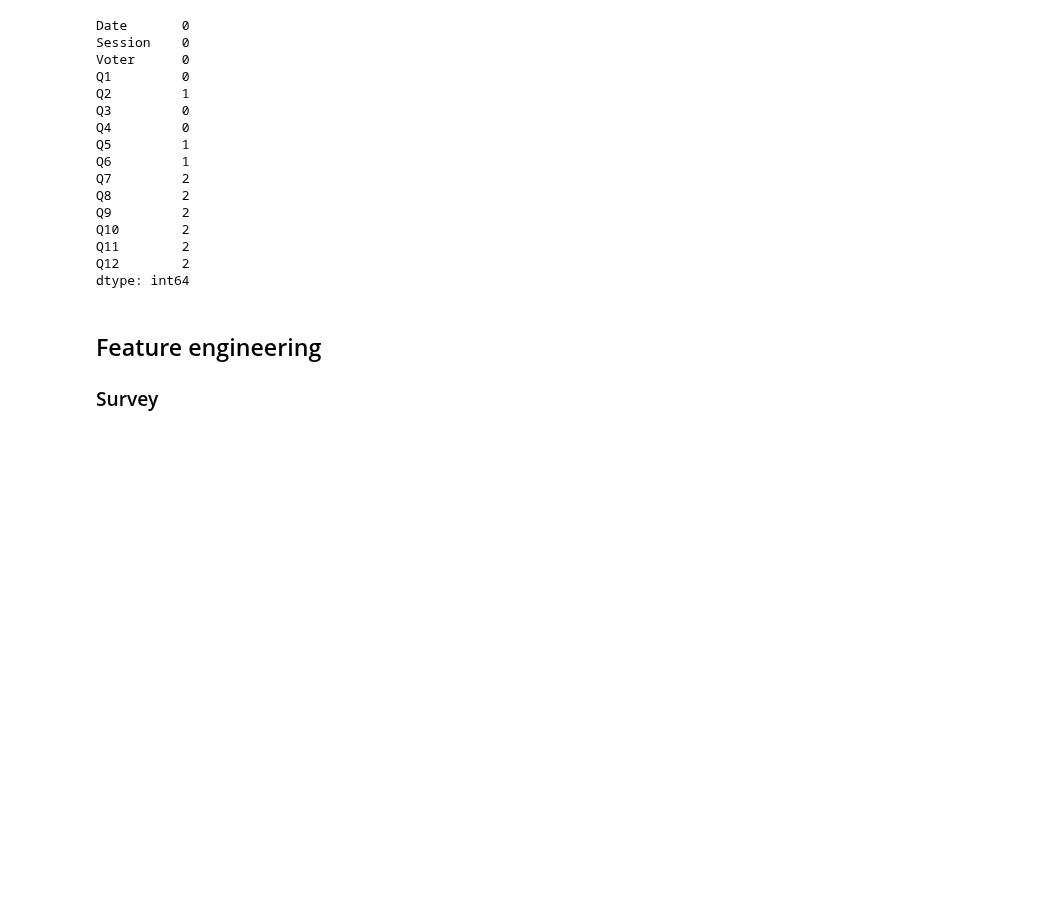
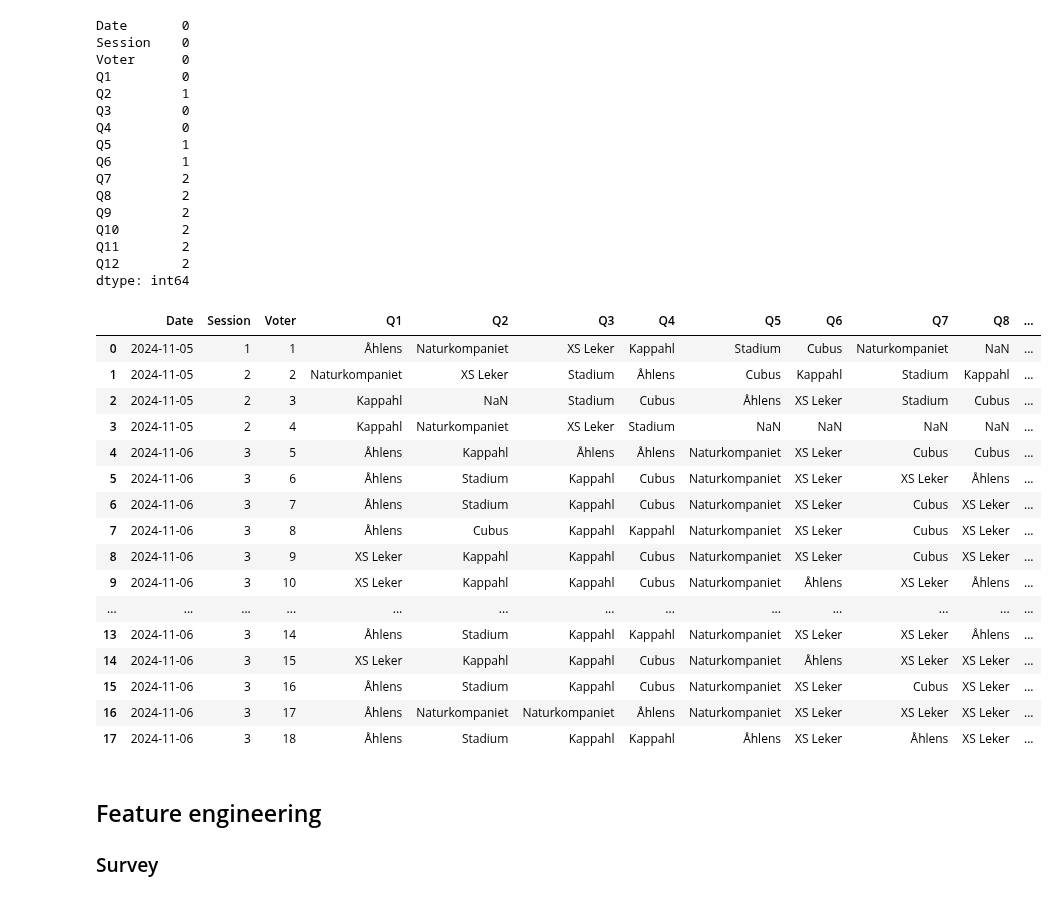
Before and after one commit to emmenru/Music-AI-workshop, a Jupyter notebook: AI-music-workshop.ipynb, the cells around one changed output. Saved outputs shown, nothing was run; the diff lists cells and outputs as text; code cells hidden in the pictures; blank space fills up the shorter version.

```diff
--- a/AI-music-workshop.ipynb
+++ b/AI-music-workshop.ipynb
@@ -355,6 +360,30 @@ Q10        2
 Q11        2
 Q12        2
 dtype: int64
+# %%
+# If filtering on day is required
+#mask_date = df_quiz['Date'] == '2024-11-06'
+filtered_df_date = df_quiz
+#filtered_df_date = df_quiz[mask_date]
+filtered_df_date
+# %% [output]
+|  | Date | Session | Voter | Q1 | Q2 | Q3 | Q4 | Q5 | Q6 | Q7 | Q8 | ... |
+| 0 | 2024-11-05 | 1 | 1 | Åhlens | Naturkompaniet | XS Leker | Kappahl | Stadium | Cubus | Naturkompaniet | NaN | ... |
+| 1 | 2024-11-05 | 2 | 2 | Naturkompaniet | XS Leker | Stadium | Åhlens | Cubus | Kappahl | Stadium | Kappahl | ... |
+| 2 | 2024-11-05 | 2 | 3 | Kappahl | NaN | Stadium | Cubus | Åhlens | XS Leker | Stadium | Cubus | ... |
+| 3 | 2024-11-05 | 2 | 4 | Kappahl | Naturkompaniet | XS Leker | Stadium | NaN | NaN | NaN | NaN | ... |
+| 4 | 2024-11-06 | 3 | 5 | Åhlens | Kappahl | Åhlens | Åhlens | Naturkompaniet | XS Leker | Cubus | Cubus | ... |
+| 5 | 2024-11-06 | 3 | 6 | Åhlens | Stadium | Kappahl | Cubus | Naturkompaniet | XS Leker | XS Leker | Åhlens | ... |
+| 6 | 2024-11-06 | 3 | 7 | Åhlens | Stadium | Kappahl | Cubus | Naturkompaniet | XS Leker | Cubus | XS Leker | ... |
+| 7 | 2024-11-06 | 3 | 8 | Åhlens | Cubus | Kappahl | Kappahl | Naturkompaniet | XS Leker | Cubus | XS Leker | ... |
+| 8 | 2024-11-06 | 3 | 9 | XS Leker | Kappahl | Kappahl | Cubus | Naturkompaniet | XS Leker | Cubus | XS Leker | ... |
+| 9 | 2024-11-06 | 3 | 10 | XS Leker | Kappahl | Kappahl | Cubus | Naturkompaniet | Åhlens | XS Leker | Åhlens | ... |
+| ... | ... | ... | ... | ... | ... | ... | ... | ... | ... | ... | ... | ... |
+| 13 | 2024-11-06 | 3 | 14 | Åhlens | Stadium | Kappahl | Kappahl | Naturkompaniet | XS Leker | XS Leker | Åhlens | ... |
+| 14 | 2024-11-06 | 3 | 15 | XS Leker | Kappahl | Kappahl | Cubus | Naturkompaniet | Åhlens | XS Leker | XS Leker | ... |
+| 15 | 2024-11-06 | 3 | 16 | Åhlens | Stadium | Kappahl | Cubus | Naturkompaniet | XS Leker | Cubus | XS Leker | ... |
+| 16 | 2024-11-06 | 3 | 17 | Åhlens | Naturkompaniet | Naturkompaniet | Åhlens | Naturkompaniet | XS Leker | XS Leker | XS Leker | ... |
+| 17 | 2024-11-06 | 3 | 18 | Åhlens | Stadium | Kappahl | Kappahl | Åhlens | XS Leker | Åhlens | XS Leker | ... |
 # %% [markdown]
 ## Feature engineering
 ### Survey
```
Also changed, not shown: parts of 38 cells of this notebook.
